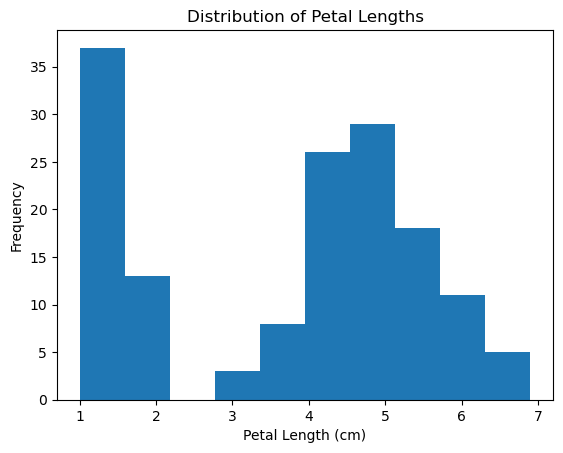
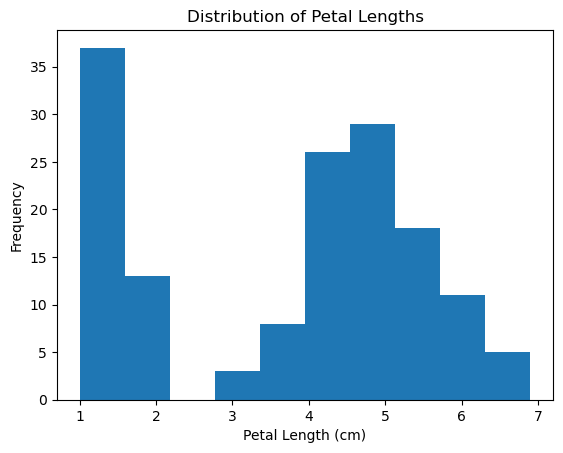
Unified diff of the notebook cell whose output changed from the first chart to the second:
--- before
+++ after
@@ -7,2 +7,20 @@
 plt.ylabel("Frequency")
 plt.show()
+
+plt.hist(data["sepal_length"], bins=10)
+plt.title("Distribution of Sepal Lengths")
+plt.xlabel("Sepal Length (cm)")
+plt.ylabel("Frequency")
+plt.show()
+
+plt.hist(data["sepal_width"], bins=10)
+plt.title("Distribution of Sepal Widths")
+plt.xlabel("Sepal Width (cm)")
+plt.ylabel("Frequency")
+plt.show()
+
+plt.hist(data["petal_width"], bins=10)
+plt.title("Distribution of Petal Widths")
+plt.xlabel("Petal Width (cm)")
+plt.ylabel("Frequency")
+plt.show()

Commit: mod3_math_modeling